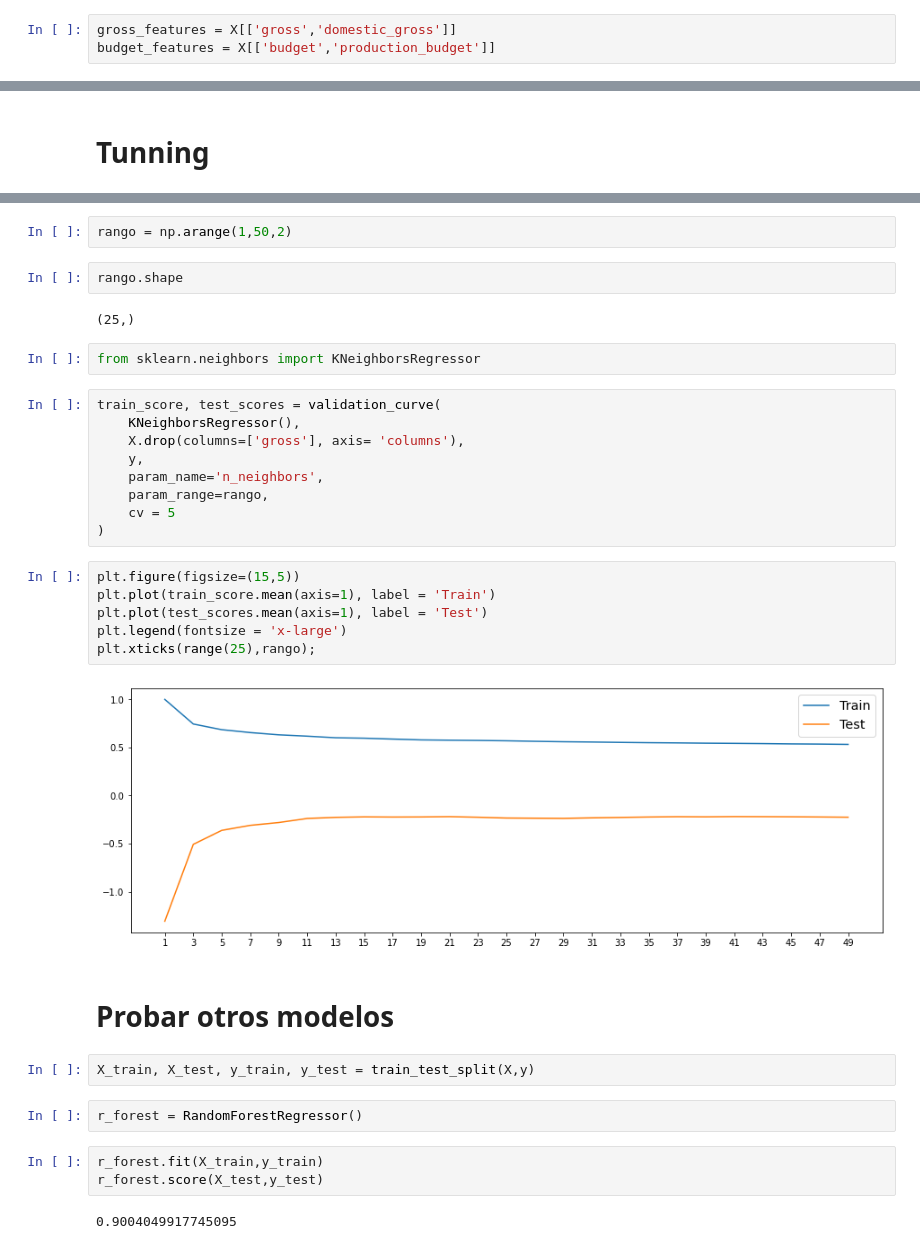
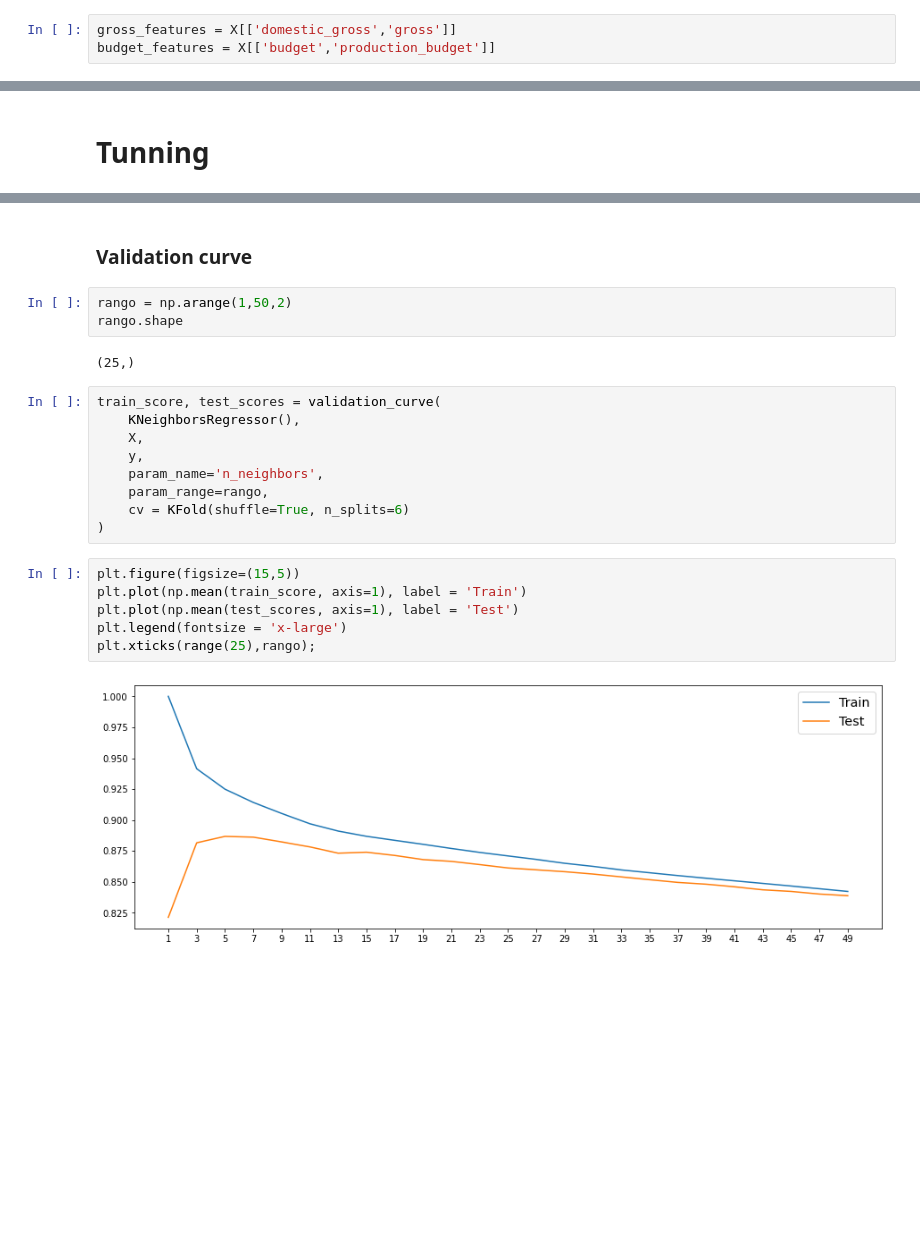
Before and after one commit to Cesarppz/Linux, a Jupyter notebook: ia/ml/Peliculas_project.ipynb, the cells around one changed output, grey strips where cells are left out. Drawn from its saved outputs; the diff is of its cells as text; blank space fills up the shorter version.

```diff
--- a/ia/ml/Peliculas_project.ipynb
+++ b/ia/ml/Peliculas_project.ipynb
@@ -448,7 +394,7 @@ sns.heatmap(pd.concat([X,y], axis = 'columns').corr()[['worldwide_gross']].sort_
 # %% [output]
 [figure]
 # %%
-gross_features = X[['gross','domestic_gross']]
+gross_features = X[['domestic_gross','gross']]
 budget_features = X[['budget','production_budget']]
 # %%
 pca_gross = PCA(n_components=1)
@@ -570,36 +535,24 @@ results_m
+# %% [markdown]
+### Validation curve
 # %%
 rango = np.arange(1,50,2)
+rango.shape
+# %% [output]
+(25,)
-# %%
-rango.shape
-# %% [output]
-(25,)
-# %%
-from sklearn.neighbors import KNeighborsRegressor
 # %%
 train_score, test_scores = validation_curve(
     KNeighborsRegressor(),
-    X.drop(columns=['gross'], axis= 'columns'),
+    X,
     y,
     param_name='n_neighbors',
     param_range=rango,
-    cv = 5
+    cv = KFold(shuffle=True, n_splits=6)
 )
 # %%
 plt.figure(figsize=(15,5))
-plt.plot(train_score.mean(axis=1), label = 'Train')
-plt.plot(test_scores.mean(axis=1), label = 'Test')
+plt.plot(np.mean(train_score, axis=1), label = 'Train')
+plt.plot(np.mean(test_scores, axis=1), label = 'Test')
 plt.legend(fontsize = 'x-large')
 plt.xticks(range(25),rango);
 # %% [output]
-[figure, old version]
+[figure, new version]
-# %% [markdown]
-# Probar otros modelos
-# %%
-X_train, X_test, y_train, y_test = train_test_split(X,y)
-# %%
-r_forest = RandomForestRegressor()
-# %%
-r_forest.fit(X_train,y_train)
-r_forest.score(X_test,y_test)
-# %% [output]
-0.9004049917745095
```
Also changed, not shown: parts of 81 cells of this notebook, 34 other files.
